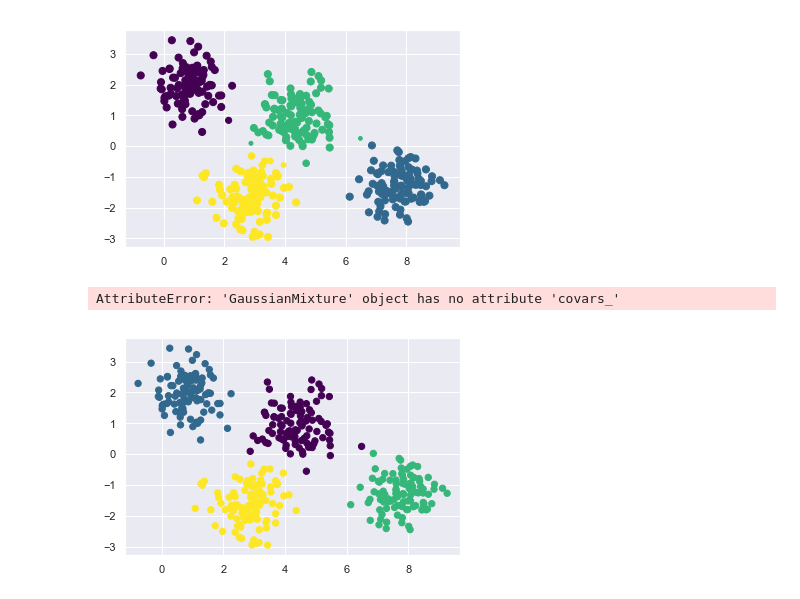
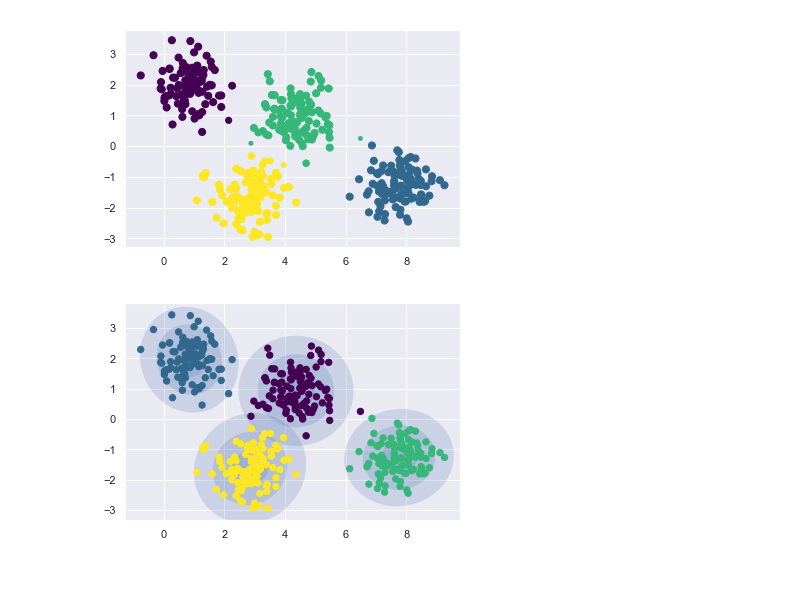
Before and after one commit to Data-drone/coding_practice, a Jupyter notebook: data_science/Gaussian Mixture Models.ipynb, the cells around one changed output. Drawn from its saved outputs; the diff is of its cells as text; code cells hidden in the pictures.

Commit message:
Update data_science/Gaussian Mixture Models.ipynb
gaussian mixture worked through to density estimation

```diff
--- a/data_science/Gaussian Mixture Models.ipynb
+++ b/data_science/Gaussian Mixture Models.ipynb
@@ -106,11 +106,10 @@ def plot_gmm(gmm, X, label=True, ax=None):
     ax.axis('equal')
 
     w_factor = 0.2 / gmm.weights_.max()
-    for pos, covar, w in zip(gmm.means_, gmm.covars_, gmm.weights_):
+    for pos, covar, w in zip(gmm.means_, gmm.covariances_, gmm.weights_):
         draw_ellipse(pos, covar, alpha=w * w_factor)
 # %%
-gmm = GaussianMixture(n_components=4, random_state=42)
+gmm = GaussianMixture(n_components=4, random_state=42,covariance_type='full')
 plot_gmm(gmm, X)
 # %% [output]
-AttributeError: 'GaussianMixture' object has no attribute 'covars_'
-[figure, old version]
+[figure, new version]
```
Also changed, not shown: parts of 2 cells of this notebook.
